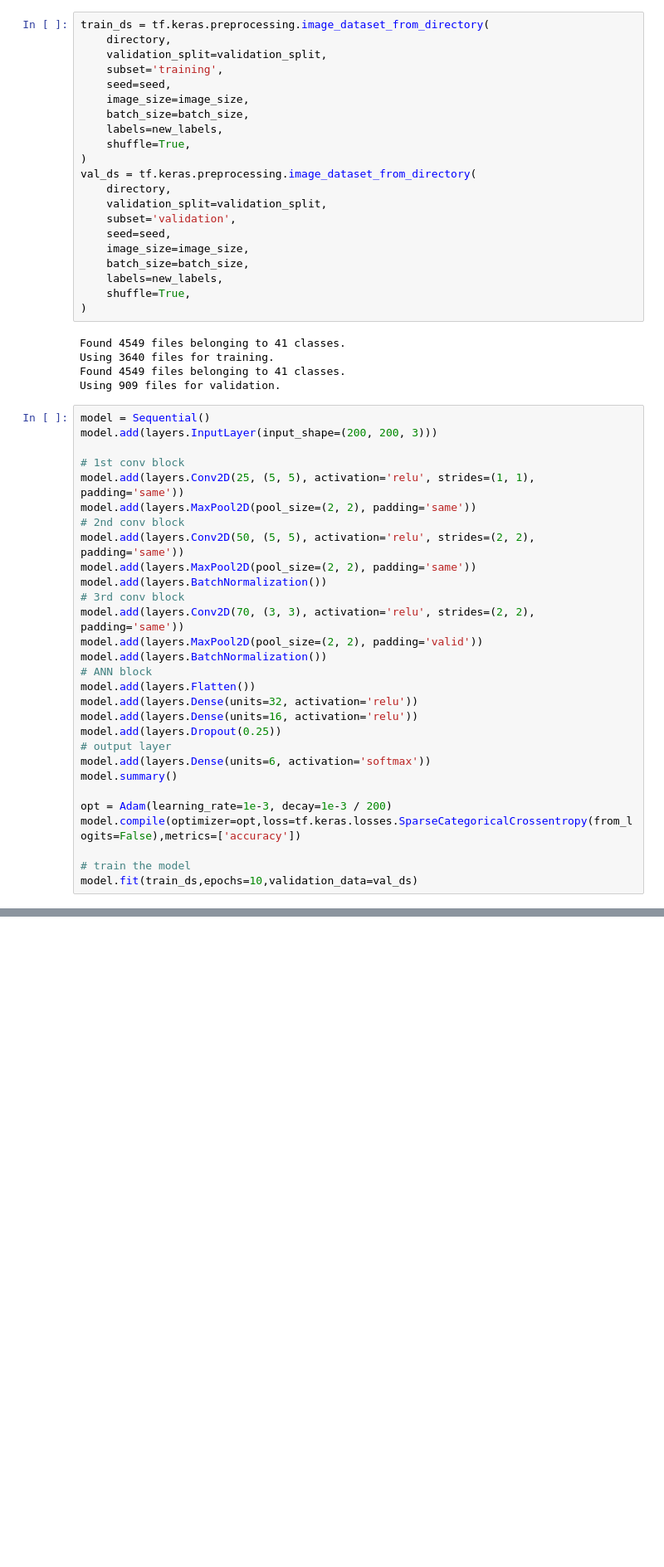
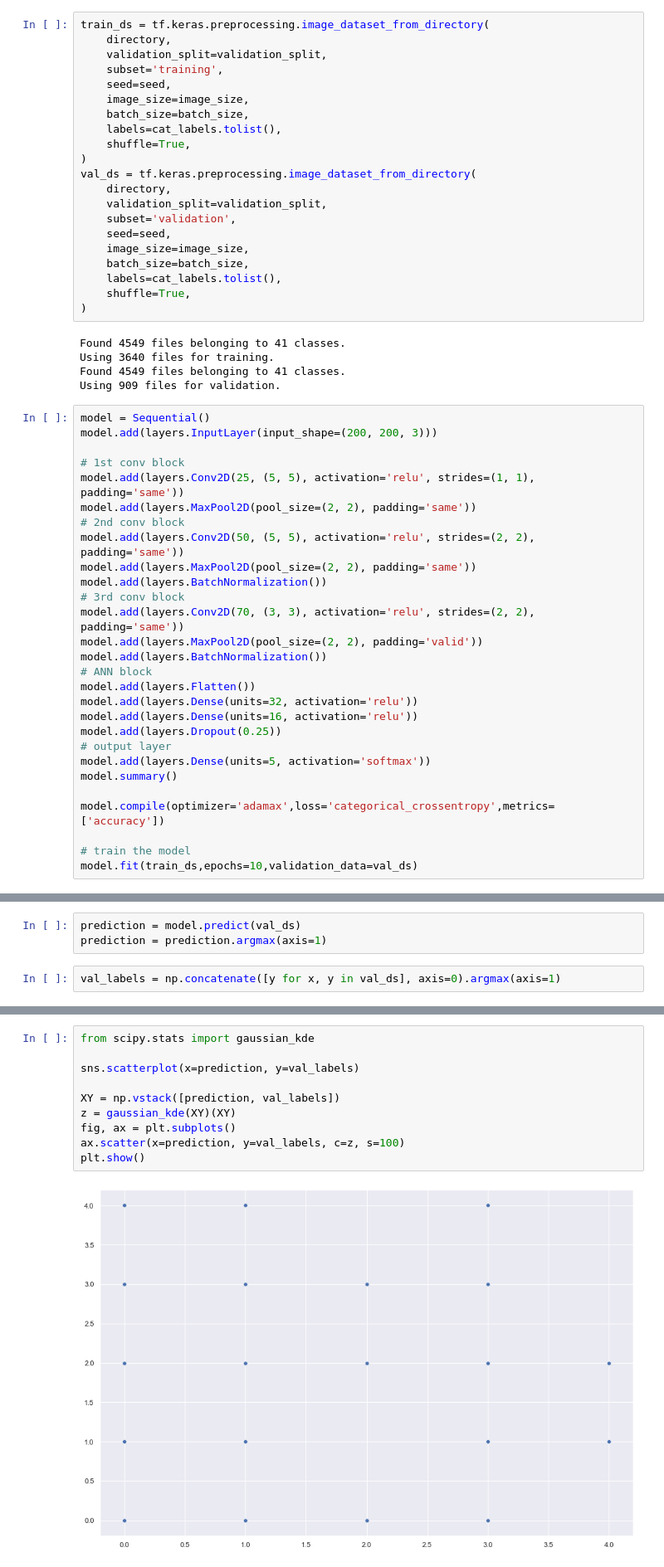
Before and after one commit to KatheerZM/BMEN415-Project, a Jupyter notebook: ImageRegression_attempt1.ipynb, the cells around one changed output, grey strips where cells are left out. Shown at 83% size. Saved outputs shown, nothing was run; the diff lists cells and outputs as text; blank space fills up the shorter version.

Commit message:
Slight Modification on Final Model
Updated to categorical inputs so that the model does not one output

```diff
--- a/ImageRegression_attempt1.ipynb
+++ b/ImageRegression_attempt1.ipynb
@@ -85,7 +90,7 @@ train_ds = tf.keras.preprocessing.image_dataset_from_directory(
     seed=seed,
     image_size=image_size,
     batch_size=batch_size,
-    labels=new_labels,
+    labels=cat_labels.tolist(),
     shuffle=True,
 )
 val_ds = tf.keras.preprocessing.image_dataset_from_directory(
@@ -95,7 +100,7 @@ val_ds = tf.keras.preprocessing.image_dataset_from_directory(
     seed=seed,
     image_size=image_size,
     batch_size=batch_size,
-    labels=new_labels,
+    labels=cat_labels.tolist(),
     shuffle=True,
 )
 # %% [output]
@@ -124,11 +129,10 @@ model.add(layers.Dense(units=32, activation='relu'))
 model.add(layers.Dense(units=16, activation='relu'))
 model.add(layers.Dropout(0.25))
 # output layer
-model.add(layers.Dense(units=6, activation='softmax'))
+model.add(layers.Dense(units=5, activation='softmax'))
 model.summary()
 
-opt = Adam(learning_rate=1e-3, decay=1e-3 / 200)
-model.compile(optimizer=opt,loss=tf.keras.losses.SparseCategoricalCrossentropy(from_logits=False),metrics=['accuracy'])
+model.compile(optimizer='adamax',loss='categorical_crossentropy',metrics=['accuracy'])
 
 # train the model
 model.fit(train_ds,epochs=10,validation_data=val_ds)
@@ -153 +157,6 @@ Epoch 10/10
 <keras.callbacks.History at 0x...>
+# %%
+prediction = model.predict(val_ds)
+prediction = prediction.argmax(axis=1)
+# %%
+val_labels = np.concatenate([y for x, y in val_ds], axis=0).argmax(axis=1)
@@ -153,0 +169,12 @@ Epoch 10/10
+# %%
+from scipy.stats import gaussian_kde
+
+sns.scatterplot(x=prediction, y=val_labels)
+
+XY = np.vstack([prediction, val_labels])
+z = gaussian_kde(XY)(XY)
+fig, ax = plt.subplots()
+ax.scatter(x=prediction, y=val_labels, c=z, s=100)
+plt.show()
+# %% [output]
+[figure, added]
```
Also changed, not shown: parts of 4 cells of this notebook.
